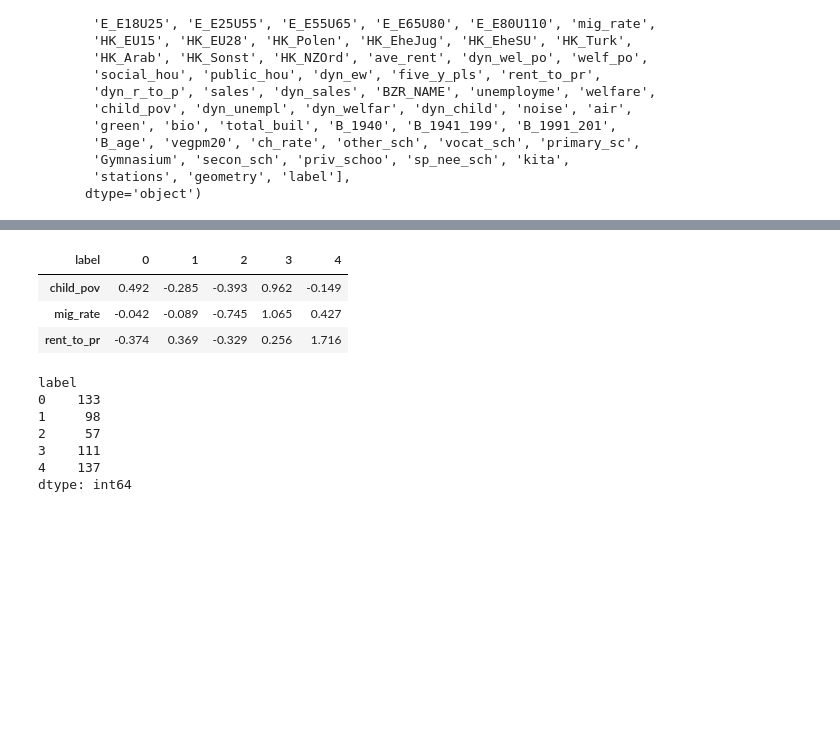
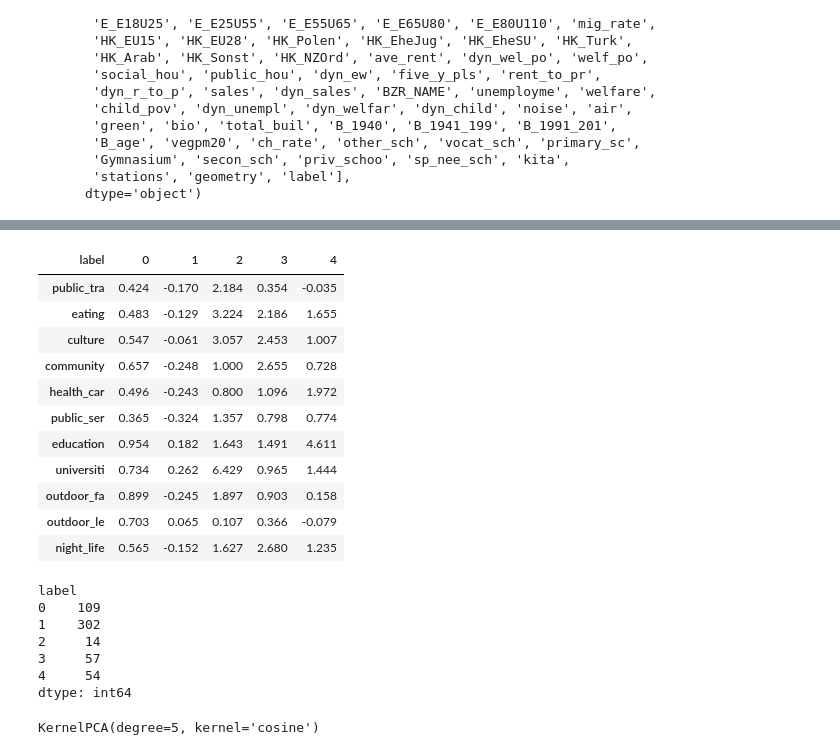
Before and after one commit to Safiaaaaa/YouthInTheCity, a Jupyter notebook: notebooks/maciek-models-from-specific-dataframes.ipynb, the cells around one changed output, grey strips where cells are left out. Cells and saved outputs as stored; diff of their text form; code cells hidden in the pictures; blank space fills up the shorter version.

```diff
--- a/notebooks/maciek-models-from-specific-dataframes.ipynb
+++ b/notebooks/maciek-models-from-specific-dataframes.ipynb
@@ -237,7 +116,7 @@ kmeans = KMeans(n_clusters=5)
 # Set the seed for reproducibility
 np.random.seed(1234)
 # Run K-Means algorithm
-k5cls = kmeans.fit(clustering_df[new_cluster_variables])
+k5cls = kmeans.fit(clustering_df[infrastructure])
 # %%
 # Assign labels into a column
 clustering_df["label"] = k5cls.labels_
@@ -257,22 +146,30 @@ plt.show()
 # %%
 # Group table by cluster label, keep the variables used
 # for clustering, and obtain their mean
-k5means = clustering_df.groupby("label")[new_cluster_variables].mean()
+k5means = clustering_df.groupby("label")[infrastructure].mean()
 # Transpose the table and print it rounding each value
 # to three decimals
 k5means.T.round(3)
 # %% [output]
 | label | 0 | 1 | 2 | 3 | 4 |
-| child_pov | 0.492 | -0.285 | -0.393 | 0.962 | -0.149 |
-| mig_rate | -0.042 | -0.089 | -0.745 | 1.065 | 0.427 |
-| rent_to_pr | -0.374 | 0.369 | -0.329 | 0.256 | 1.716 |
+| public_tra | 0.424 | -0.170 | 2.184 | 0.354 | -0.035 |
+| eating | 0.483 | -0.129 | 3.224 | 2.186 | 1.655 |
+| culture | 0.547 | -0.061 | 3.057 | 2.453 | 1.007 |
+| community | 0.657 | -0.248 | 1.000 | 2.655 | 0.728 |
+| health_car | 0.496 | -0.243 | 0.800 | 1.096 | 1.972 |
+| public_ser | 0.365 | -0.324 | 1.357 | 0.798 | 0.774 |
+| education | 0.954 | 0.182 | 1.643 | 1.491 | 4.611 |
+| universiti | 0.734 | 0.262 | 6.429 | 0.965 | 1.444 |
+| outdoor_fa | 0.899 | -0.245 | 1.897 | 0.903 | 0.158 |
+| outdoor_le | 0.703 | 0.065 | 0.107 | 0.366 | -0.079 |
+| night_life | 0.565 | -0.152 | 1.627 | 2.680 | 1.235 |
 # %%
 clustering_df.groupby("label").size()
 # %% [output]
 label
-0    133
-1     98
-2     57
-3    111
-4    137
+0    109
+1    302
+2     14
+3     57
+4     54
 dtype: int64
@@ -278,0 +180,4 @@ dtype: int64
+# %%
+kpca.fit(clustering_df[infrastructure])
+# %% [output]
+KernelPCA(degree=5, kernel='cosine')
```
Also changed, not shown: parts of 29 cells of this notebook, 3 other files.
